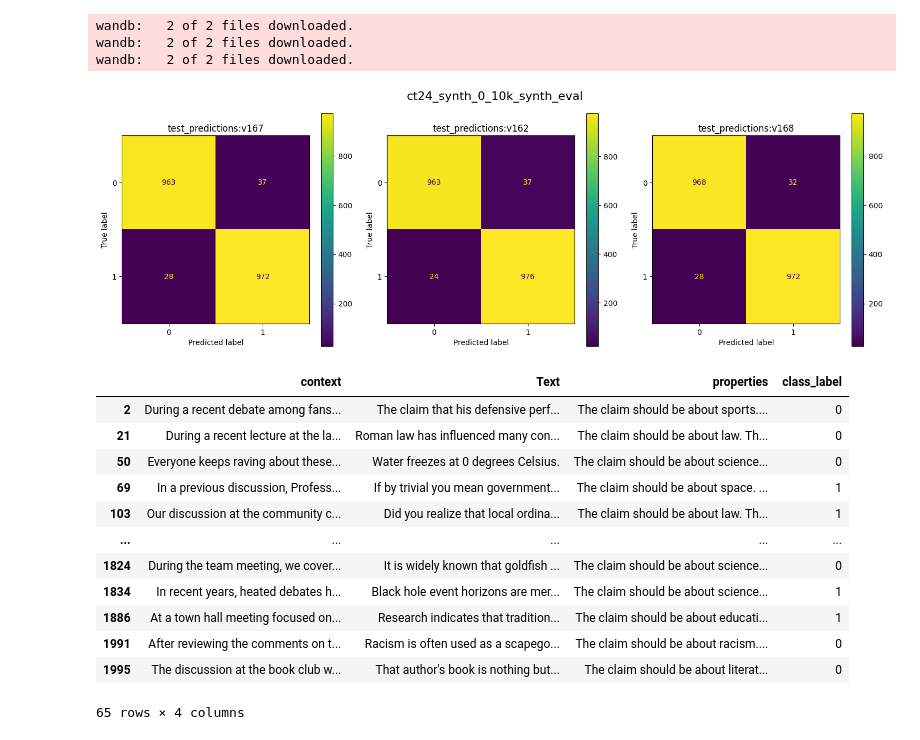
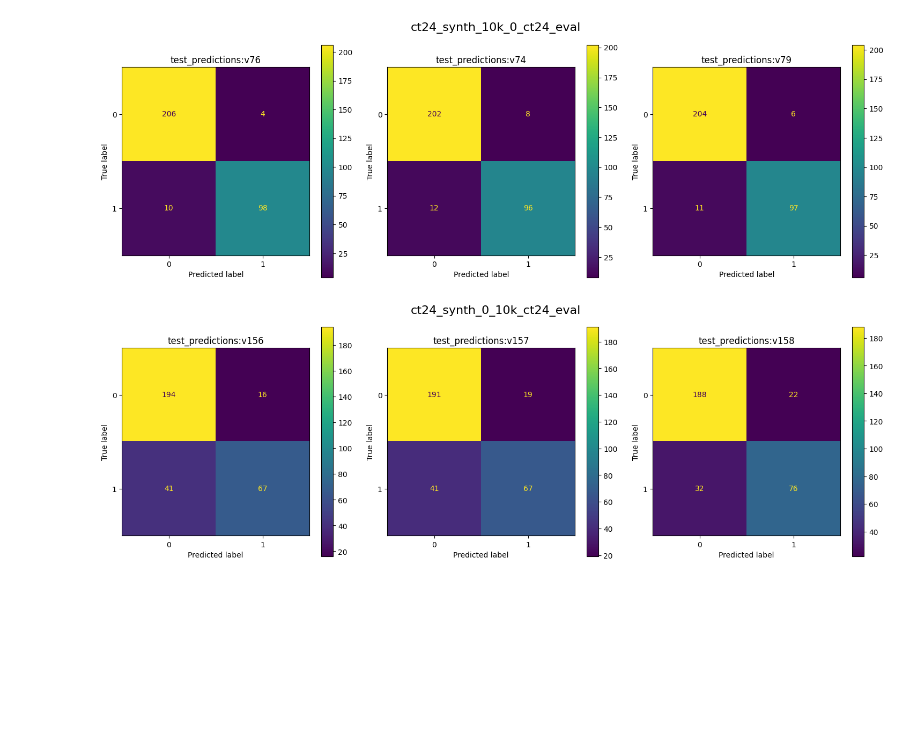
Before and after one commit to BashPrince/thesis, a Jupyter notebook: analysis/analysis.ipynb, the cells around one changed output. Cells and saved outputs as stored; diff of their text form; code cells hidden in the pictures; blank space fills up the shorter version.

```diff
--- a/analysis/analysis.ipynb
+++ b/analysis/analysis.ipynb
@@ -726,8 +648,6 @@ metric_name = metric + " (negative class)" if invert else metric
 # %%
-plot_predictions(download_predictions("ct24_synth_0_10k_synth_eval"))
-#plot_predictions(download_predictions("ct24_double_general_claim_eval", invert=invert))
+plot_predictions(download_predictions("ct24_synth_10k_0_ct24_eval", use_cache=True))
+plot_predictions(download_predictions("ct24_synth_0_10k_ct24_eval", use_cache=True))
 # %% [output]
-wandb:   2 of 2 files downloaded.
-wandb:   2 of 2 files downloaded.
-wandb:   2 of 2 files downloaded.
-[figure, old version]
+[figure, new version]
+[figure, added]
@@ -738,16 +653,0 @@ misclassified_synth_test = [get_misclassified_samples(result_dict["predictions"]
-# %%
-misclassified_synth_test[0]
-# %% [output]
-|  | context | Text | properties | class_label |
-| 2 | During a recent debate among fans... | The claim that his defensive perf... | The claim should be about sports.... | 0 |
-| 21 | During a recent lecture at the la... | Roman law has influenced many con... | The claim should be about law. Th... | 0 |
-| 50 | Everyone keeps raving about these... | Water freezes at 0 degrees Celsius. | The claim should be about science... | 0 |
-| 69 | In a previous discussion, Profess... | If by trivial you mean government... | The claim should be about space. ... | 1 |
-| 103 | Our discussion at the community c... | Did you realize that local ordina... | The claim should be about law. Th... | 1 |
-| ... | ... | ... | ... | ... |
-| 1824 | During the team meeting, we cover... | It is widely known that goldfish ... | The claim should be about science... | 0 |
-| 1834 | In recent years, heated debates h... | Black hole event horizons are mer... | The claim should be about science... | 1 |
-| 1886 | At a town hall meeting focused on... | Research indicates that tradition... | The claim should be about educati... | 1 |
-| 1991 | After reviewing the comments on t... | Racism is often used as a scapego... | The claim should be about racism.... | 0 |
-| 1995 | The discussion at the book club w... | That author's book is nothing but... | The claim should be about literat... | 0 |
-65 rows × 4 columns
```
Also changed, not shown: parts of 26 cells of this notebook, 16 other files.
